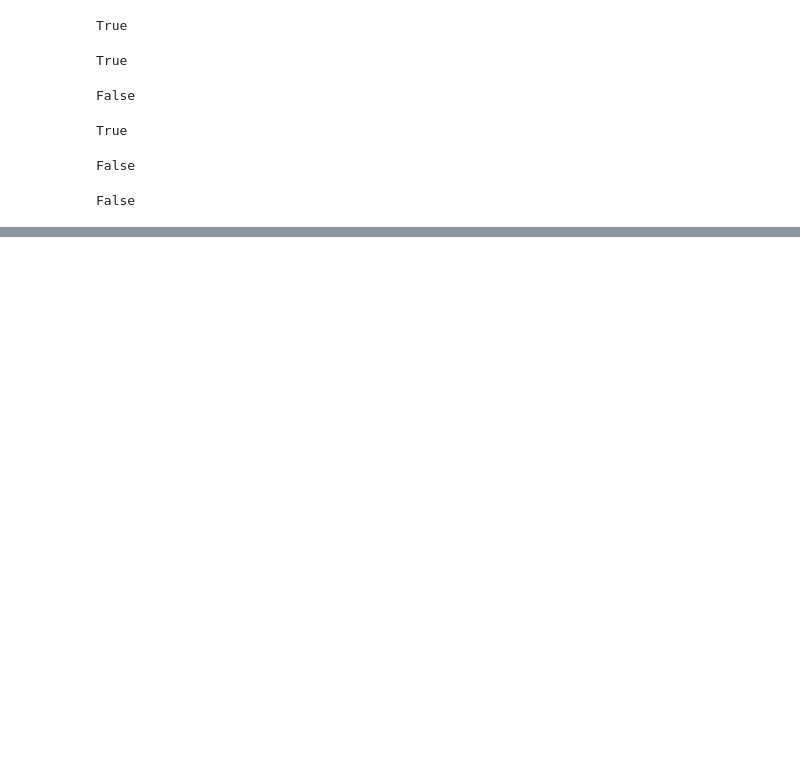
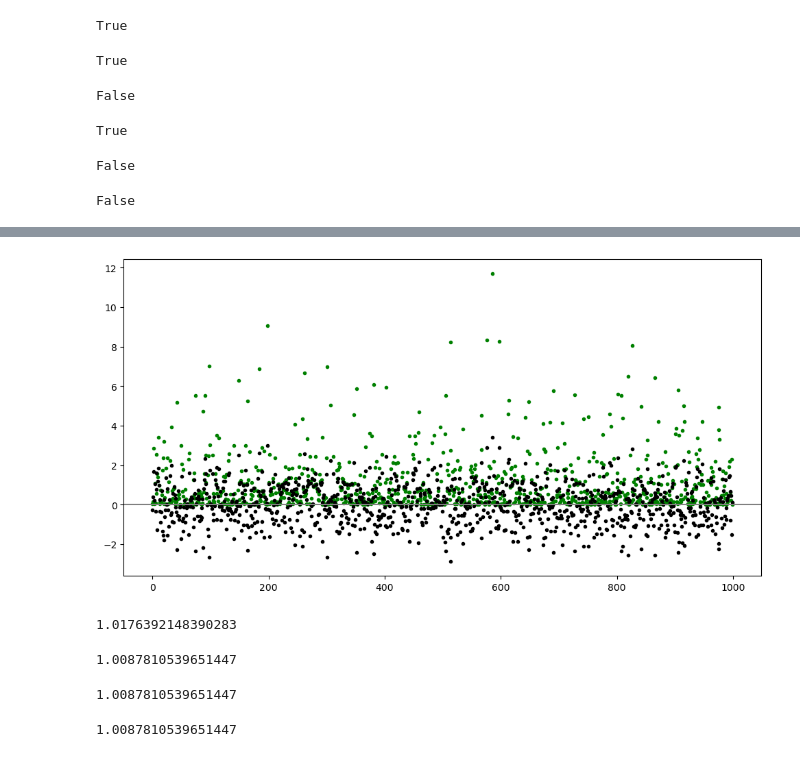
Before and after one commit to elainetynan/funddata-assessment, a Jupyter notebook: practicals/03-Bias.ipynb, the cells around one changed output, grey strips where cells are left out. Cells and saved outputs as stored; diff of their text form; code cells hidden in the pictures; blank space fills up the shorter version.

```diff
--- a/practicals/03-Bias.ipynb
+++ b/practicals/03-Bias.ipynb
@@ -58,0 +303,36 @@ False
+# %%
+# Create a plot. Overlay the squared values over the original zeroed array values.
+fig, ax = plt.subplots(figsize=(12, 6))
+
+# Plot the squared zeroed array, each value spaced out evenly along the x axis.
+# Note the x axis is just the position of the value in the zeroed array.
+ax.plot(range(len(zeroed)), np.square(zeroed), color='green', marker='.', linestyle='none')
+
+# Plot the zeroed array, each value spaced out evenly along the x axis.
+# Note the x axis is just the position of the value in the zeroed array.
+ax.plot(range(len(zeroed)), zeroed, 'k.')
+
+# Plot the y=0 line.
+ax.axhline(y=0.0, color='grey', linestyle='-');
+# %% [output]
+[figure, added]
+# %%
+# Calculate the average squared result.
+np.mean(np.square(zeroed))
+# %% [output]
+1.0176392148390283
+# %%
+# Calculate the square root of the average squared result. Square root because we have squared the original values
+np.sqrt(np.mean(np.square(zeroed)))
+# %% [output]
+1.0087810539651447
+# %%
+# So the full calculation using the original array.
+np.sqrt(np.mean(np.square(x - np.mean(x))))
+# %% [output]
+1.0087810539651447
+# %%
+# Note that the function is built into numpy.
+x.std()
+# %% [output]
+1.0087810539651447
```
Also changed, not shown: parts of 21 cells of this notebook.
